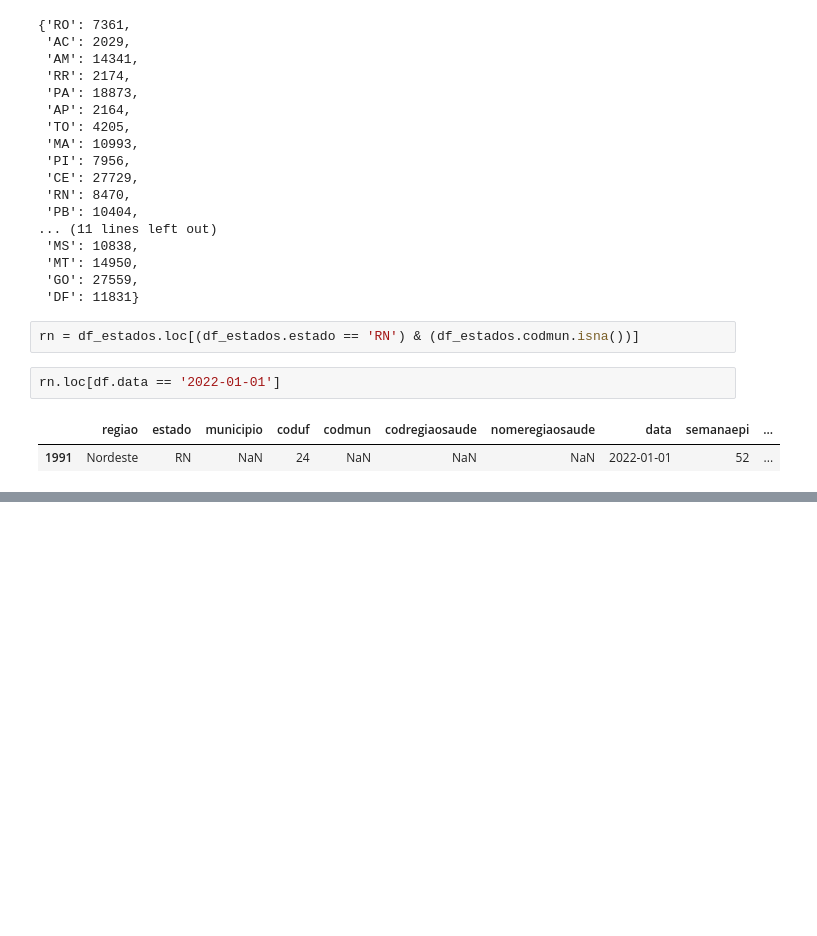
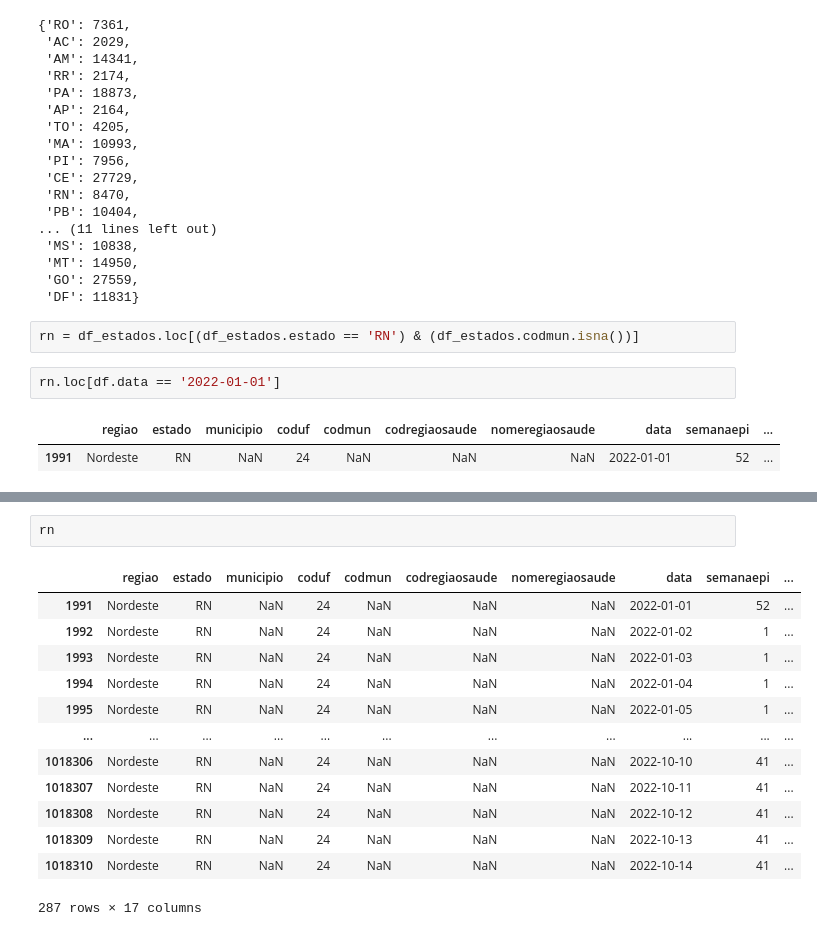
Before and after one commit to wagnergama/Previsao-de-Evolucao-do-COVID-19, a Jupyter notebook: Análise COVID-19.ipynb, the cells around one changed output, grey strips where cells are left out. Cells and saved outputs as stored; diff of their text form; blank space fills up the shorter version.

```diff
--- a/Análise COVID-19.ipynb
+++ b/Análise COVID-19.ipynb
@@ -187,0 +189,16 @@ fig.add_trace(
+# %%
+rn
+# %% [output]
+|  | regiao | estado | municipio | coduf | codmun | codregiaosaude | nomeregiaosaude | data | semanaepi | ... |
+| 1991 | Nordeste | RN | NaN | 24 | NaN | NaN | NaN | 2022-01-01 | 52 | ... |
+| 1992 | Nordeste | RN | NaN | 24 | NaN | NaN | NaN | 2022-01-02 | 1 | ... |
+| 1993 | Nordeste | RN | NaN | 24 | NaN | NaN | NaN | 2022-01-03 | 1 | ... |
+| 1994 | Nordeste | RN | NaN | 24 | NaN | NaN | NaN | 2022-01-04 | 1 | ... |
+| 1995 | Nordeste | RN | NaN | 24 | NaN | NaN | NaN | 2022-01-05 | 1 | ... |
+| ... | ... | ... | ... | ... | ... | ... | ... | ... | ... | ... |
+| 1018306 | Nordeste | RN | NaN | 24 | NaN | NaN | NaN | 2022-10-10 | 41 | ... |
+| 1018307 | Nordeste | RN | NaN | 24 | NaN | NaN | NaN | 2022-10-11 | 41 | ... |
+| 1018308 | Nordeste | RN | NaN | 24 | NaN | NaN | NaN | 2022-10-12 | 41 | ... |
+| 1018309 | Nordeste | RN | NaN | 24 | NaN | NaN | NaN | 2022-10-13 | 41 | ... |
+| 1018310 | Nordeste | RN | NaN | 24 | NaN | NaN | NaN | 2022-10-14 | 41 | ... |
+287 rows × 17 columns
```
Also changed, not shown: parts of 16 cells of this notebook.
